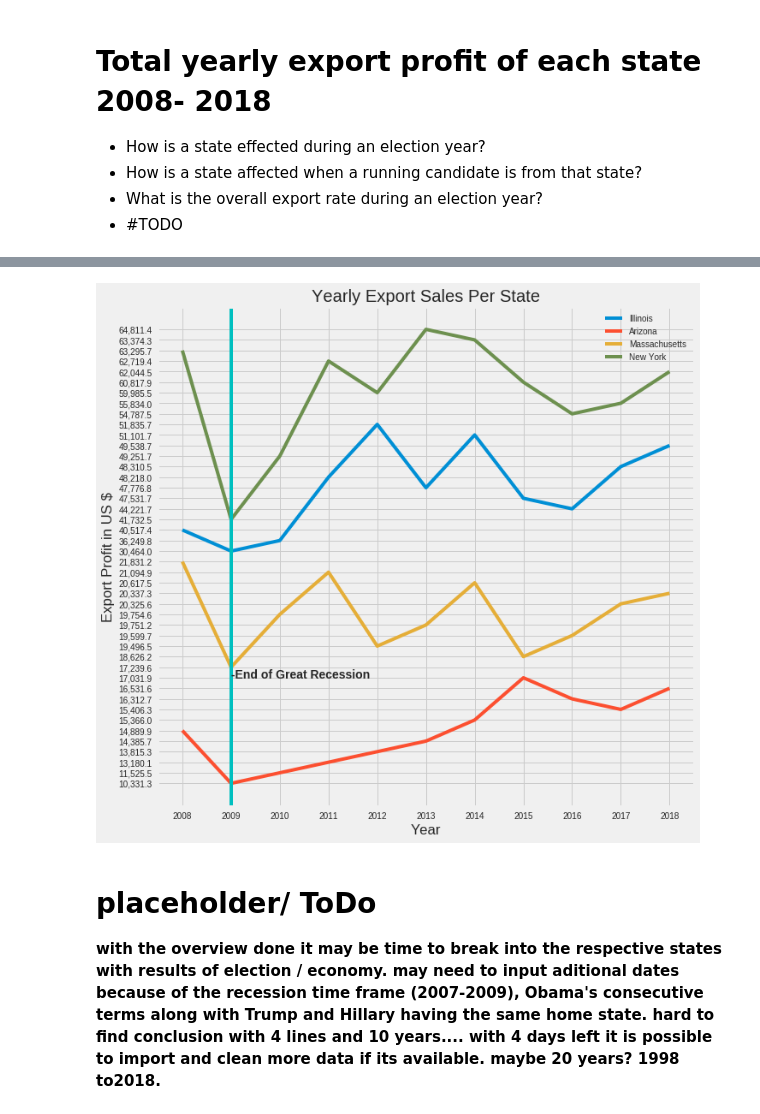
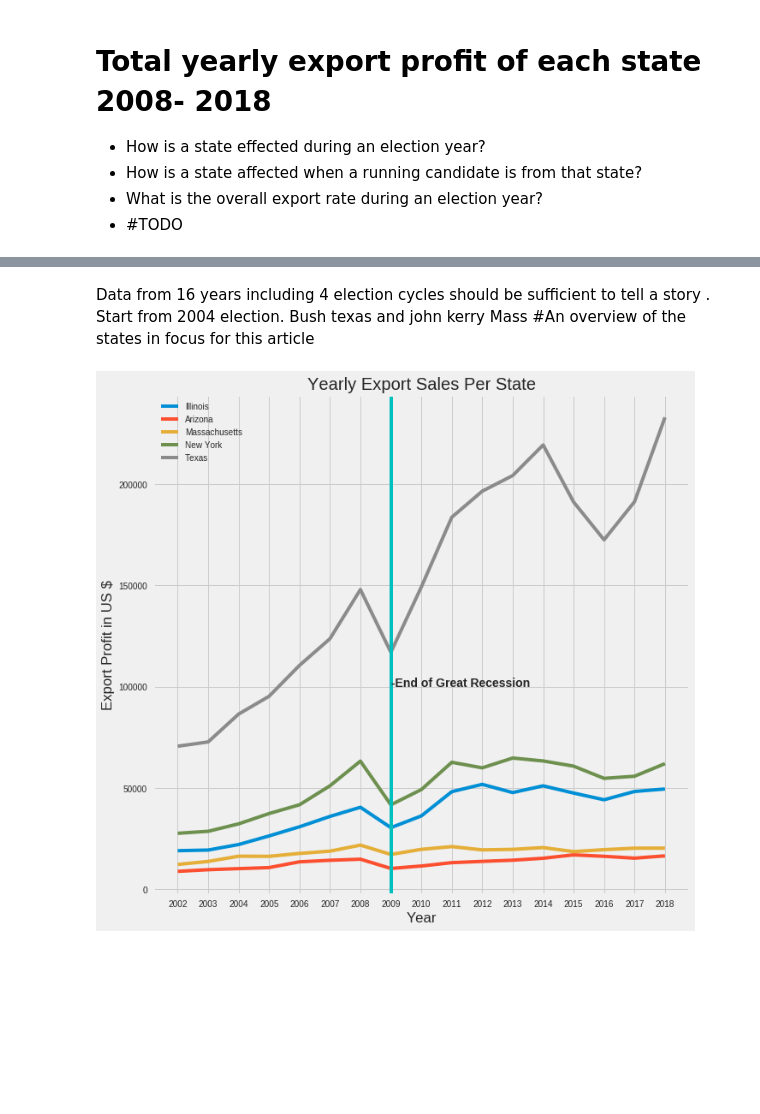
Before and after one commit to Dpgofast/Lambda-projects, a Jupyter notebook: revisionStorytelling_project.ipynb, the cells around one changed output, grey strips where cells are left out. Drawn from its saved outputs; the diff is of its cells as text; code cells hidden in the pictures; blank space fills up the shorter version.

```diff
--- a/revisionStorytelling_project.ipynb
+++ b/revisionStorytelling_project.ipynb
@@ -170,0 +182,12 @@ plt.show()
+# %%
+tex.drop('State', inplace = True )
+# %%
+tex= tex.astype(float,inplace= True)
+# %%
+plt.figure(figsize=(10,10))
+plt.plot(tex)
+plt.ylabel('Profit From Exports ($)')
+plt.xlabel('Year')
+plt.title('Annual Profit from Exports in Texas')
+plt.style.use('fivethirtyeight')
+plt.show()
@@ -171,6 +196,6 @@ plt.show()
 # %%
-canstates= pd.concat([ill,ariz,mass,newyrk],axis=1)
+canstates= pd.concat([ill,ariz,mass,newyrk,tex],axis=1)
 canstates.head()
-column_key= {12:'Illinois',2:'Arizona',20:'Massachusetts',31:'New York'}
+column_key= {12:'Illinois',2:'Arizona',20:'Massachusetts',31:'New York',42:'Texas'}
 canstates.rename(columns= column_key, inplace= True)
 # %%
@@ -191,15 +203,16 @@ canstates
+# %% [markdown]
+Data from 16 years including 4 election cycles should be sufficient to tell a story .
+Start from 2004 election. Bush texas and john kerry Mass
+#An overview of the states in focus for this article
 # %%
 
 plt.figure(figsize=(10,10))
 plt.plot(canstates);
 plt.title('Yearly Export Sales Per State')
 plt.ylabel('Export Profit in US $')
 plt.xlabel('Year')
 plt.axvline(2009,color='c',label='recession_end')
 plt.legend(canstates);
-plt.text(x=2009,y=10,s=('-End of Great Recession'),fontweight= 'bold');
+plt.text(x=2009,y=100000,s=('-End of Great Recession'),fontweight= 'bold');
 # %% [output]
-[figure, old version]
+[figure, new version]
-# %% [markdown]
-# placeholder/ ToDo
-**with the overview done it may be time to break into the respective states with results of election / economy. may need to input aditional dates because of the recession time frame (2007-2009), Obama's consecutive terms along with Trump and Hillary having the same home state. hard to find conclusion with 4 lines and 10 years.... with 4 days left it is possible to import and clean more data if its available. maybe 20 years? 1998 to2018.**
```
Also changed, not shown: parts of 40 cells of this notebook.
